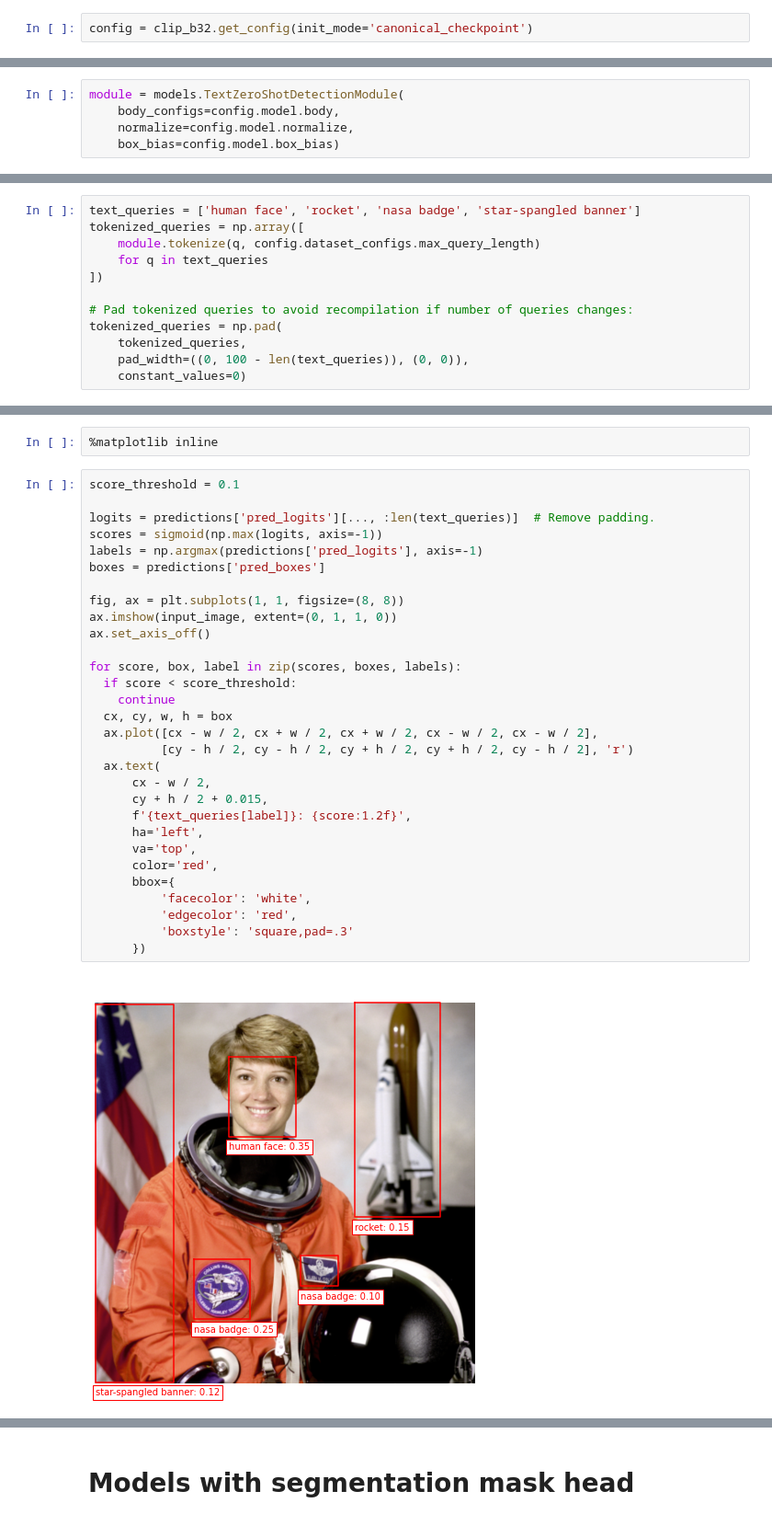
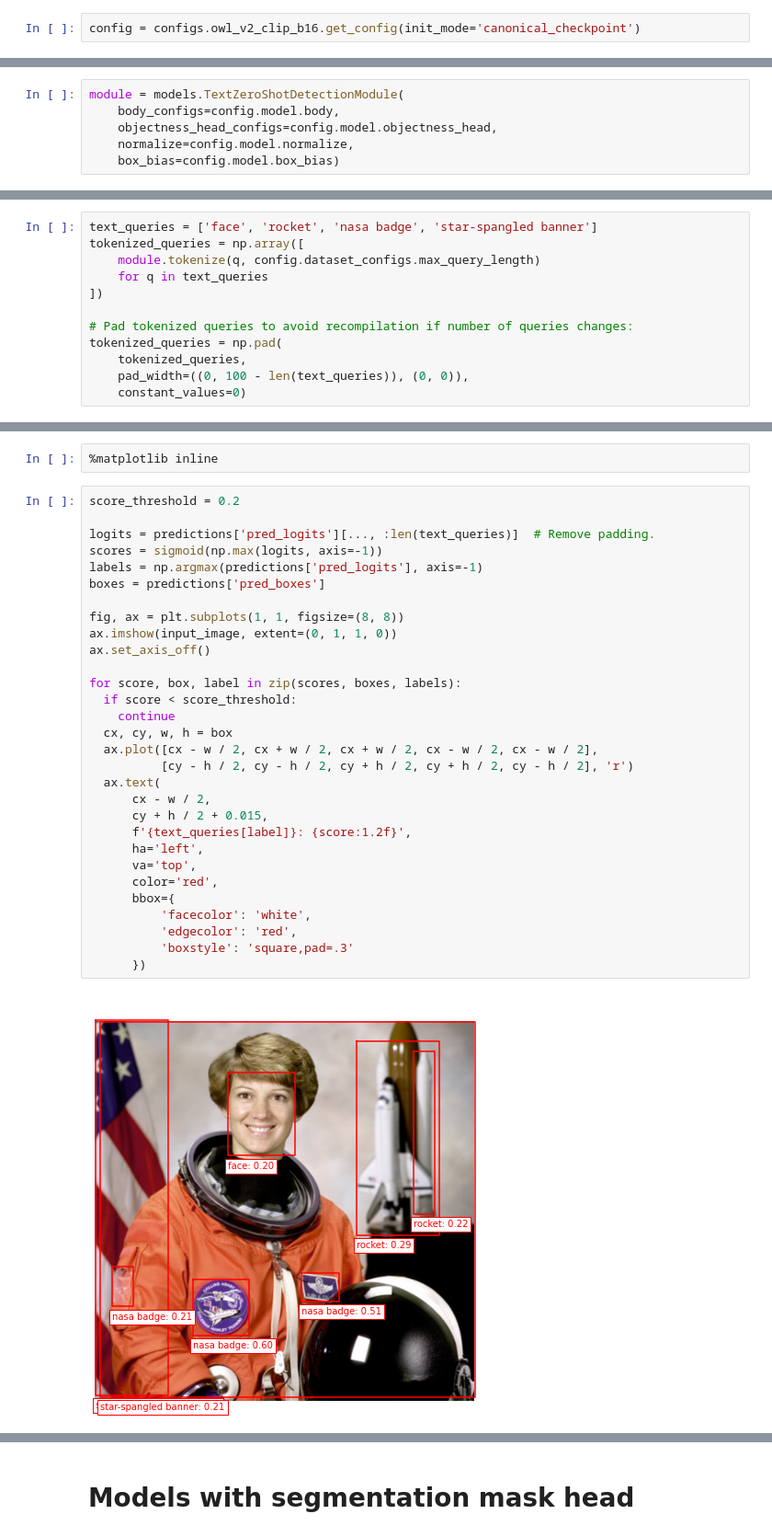
Before and after one commit to google-research/scenic, a Jupyter notebook: scenic/projects/owl_vit/notebooks/OWL_ViT_minimal_example.ipynb, the cells around one changed output, grey strips where cells are left out. Shown at 92% size. Saved outputs shown, nothing was run; the diff lists cells and outputs as text.

```diff
--- a/scenic/projects/owl_vit/notebooks/OWL_ViT_minimal_example.ipynb
+++ b/scenic/projects/owl_vit/notebooks/OWL_ViT_minimal_example.ipynb
@@ -37,12 +39,13 @@ from skimage import transform as skimage_transform
 # %% [markdown]
 # Choose config
 # %%
-config = clip_b32.get_config(init_mode='canonical_checkpoint')
+config = configs.owl_v2_clip_b16.get_config(init_mode='canonical_checkpoint')
 # %% [markdown]
 # Load the model and variables
 # %%
 module = models.TextZeroShotDetectionModule(
     body_configs=config.model.body,
+    objectness_head_configs=config.model.objectness_head,
     normalize=config.model.normalize,
     box_bias=config.model.box_bias)
 # %%
@@ -69,7 +72,7 @@ input_image = skimage.transform.resize(
 # %% [markdown]
 # Prepare text queries
 # %%
-text_queries = ['human face', 'rocket', 'nasa badge', 'star-spangled banner']
+text_queries = ['face', 'rocket', 'nasa badge', 'star-spangled banner']
 tokenized_queries = np.array([
     module.tokenize(q, config.dataset_configs.max_query_length)
     for q in text_queries
@@ -100,34 +103,34 @@ predictions = jax.tree_util.tree_map(lambda x: np.array(x[0]), predictions )
 # %%
 %matplotlib inline
 # %%
-score_threshold = 0.1
+score_threshold = 0.2
 
 logits = predictions['pred_logits'][..., :len(text_queries)]  # Remove padding.
 scores = sigmoid(np.max(logits, axis=-1))
 labels = np.argmax(predictions['pred_logits'], axis=-1)
 boxes = predictions['pred_boxes']
 
 fig, ax = plt.subplots(1, 1, figsize=(8, 8))
 ax.imshow(input_image, extent=(0, 1, 1, 0))
 ax.set_axis_off()
 
 for score, box, label in zip(scores, boxes, labels):
   if score < score_threshold:
     continue
   cx, cy, w, h = box
   ax.plot([cx - w / 2, cx + w / 2, cx + w / 2, cx - w / 2, cx - w / 2],
           [cy - h / 2, cy - h / 2, cy + h / 2, cy + h / 2, cy - h / 2], 'r')
   ax.text(
       cx - w / 2,
       cy + h / 2 + 0.015,
       f'{text_queries[label]}: {score:1.2f}',
       ha='left',
       va='top',
       color='red',
       bbox={
           'facecolor': 'white',
           'edgecolor': 'red',
           'boxstyle': 'square,pad=.3'
       })
 # %% [output]
-[figure, old version]
+[figure, new version]
```
Also changed, not shown: parts of 5 cells of this notebook, 1 other file.
